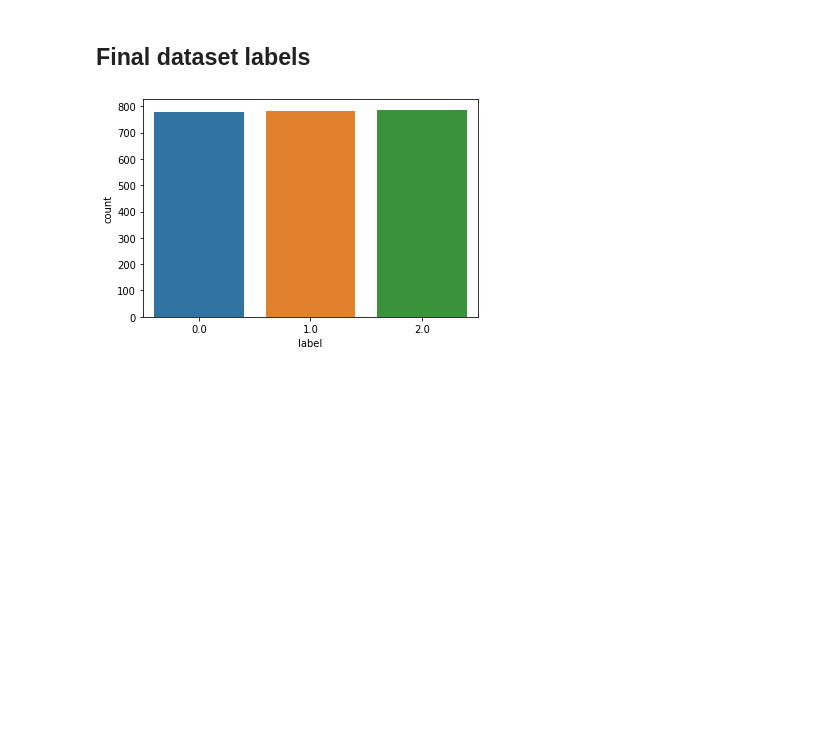
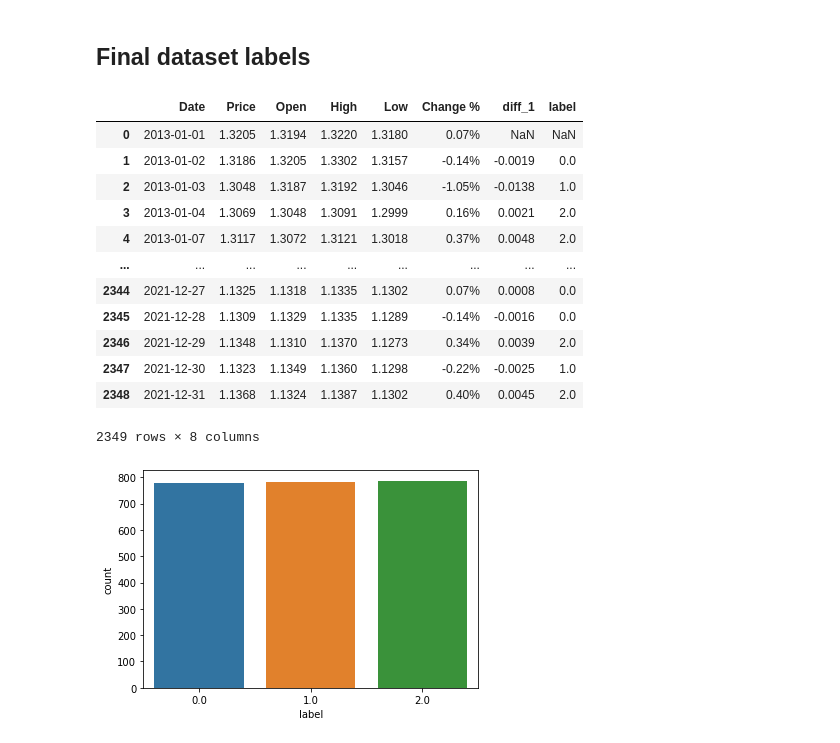
Before and after one commit to danieltwh/Open-Banking-ML, a Jupyter notebook: notebooks/signal/Data_labelling_v1.ipynb, the cells around one changed output. Drawn from its saved outputs; the diff is of its cells as text; code cells hidden in the pictures; blank space fills up the shorter version.

```diff
--- a/notebooks/signal/Data_labelling_v1.ipynb
+++ b/notebooks/signal/Data_labelling_v1.ipynb
@@ -183,6 +204,22 @@ labels[idx_descrease] = 1
 labels = np.insert(labels, 0, np.nan)
 # %%
 df["label"] = labels
+# %%
+df
+# %% [output]
+|  | Date | Price | Open | High | Low | Change % | diff_1 | label |
+| 0 | 2013-01-01 | 1.3205 | 1.3194 | 1.3220 | 1.3180 | 0.07% | NaN | NaN |
+| 1 | 2013-01-02 | 1.3186 | 1.3205 | 1.3302 | 1.3157 | -0.14% | -0.0019 | 0.0 |
+| 2 | 2013-01-03 | 1.3048 | 1.3187 | 1.3192 | 1.3046 | -1.05% | -0.0138 | 1.0 |
+| 3 | 2013-01-04 | 1.3069 | 1.3048 | 1.3091 | 1.2999 | 0.16% | 0.0021 | 2.0 |
+| 4 | 2013-01-07 | 1.3117 | 1.3072 | 1.3121 | 1.3018 | 0.37% | 0.0048 | 2.0 |
+| ... | ... | ... | ... | ... | ... | ... | ... | ... |
+| 2344 | 2021-12-27 | 1.1325 | 1.1318 | 1.1335 | 1.1302 | 0.07% | 0.0008 | 0.0 |
+| 2345 | 2021-12-28 | 1.1309 | 1.1329 | 1.1335 | 1.1289 | -0.14% | -0.0016 | 0.0 |
+| 2346 | 2021-12-29 | 1.1348 | 1.1310 | 1.1370 | 1.1273 | 0.34% | 0.0039 | 2.0 |
+| 2347 | 2021-12-30 | 1.1323 | 1.1349 | 1.1360 | 1.1298 | -0.22% | -0.0025 | 1.0 |
+| 2348 | 2021-12-31 | 1.1368 | 1.1324 | 1.1387 | 1.1302 | 0.40% | 0.0045 | 2.0 |
+2349 rows × 8 columns
 # %%
 sns.countplot(x = "label", data=df)
 plt.show()
```
Also changed, not shown: parts of 8 cells of this notebook, 4 other files.
